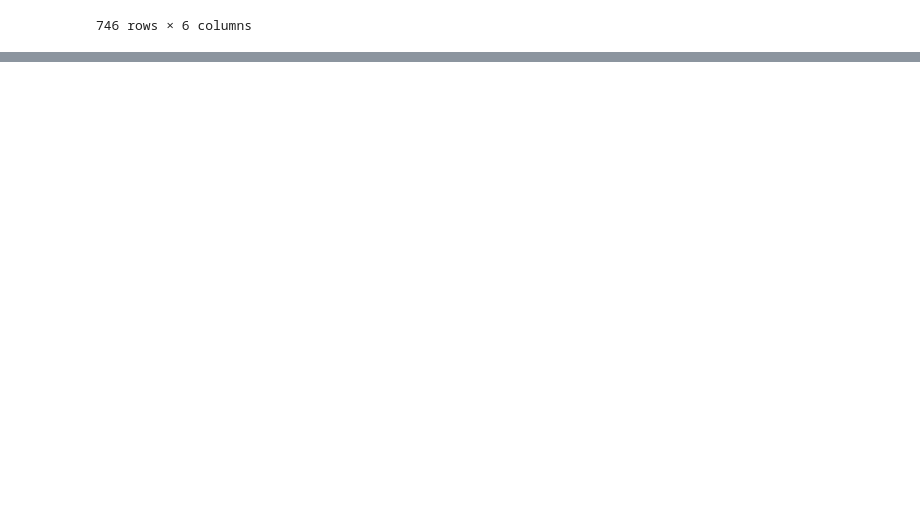
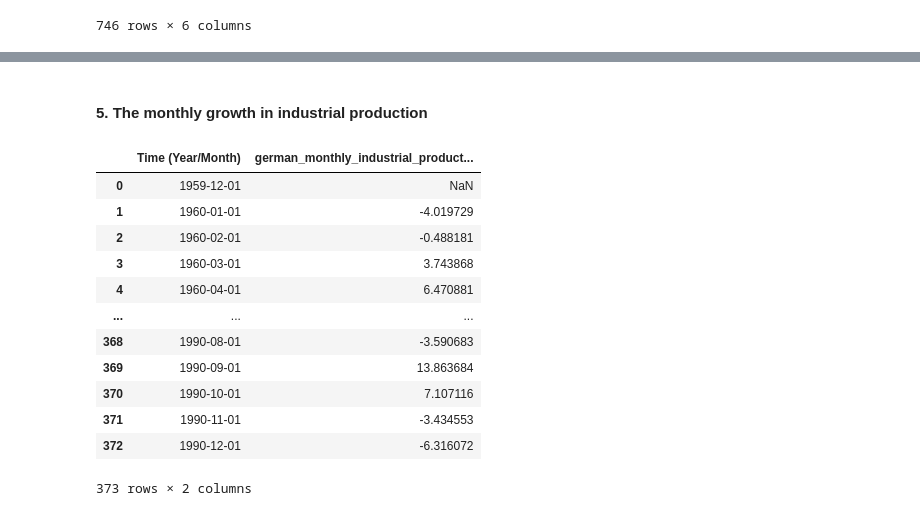
Before and after one commit to thoomkuzhymatthew/EC1B1_group28, a Jupyter notebook: code/DataCleaning.ipynb, the cells around one changed output, grey strips where cells are left out. Cells and saved outputs as stored; diff of their text form; code cells hidden in the pictures; blank space fills up the shorter version.

```diff
--- a/code/DataCleaning.ipynb
+++ b/code/DataCleaning.ipynb
@@ -97,0 +420,54 @@ merged_df
+# %% [markdown]
+#### 5. The monthly growth in industrial production
+# %%
+import pandas as pd
+
+# --- Filter for Germany's Industrial Production Data ---
+# We assume that the merged_df DataFrame contains a column for the industrial production index
+# labeled "Economic Activity, Industrial Production, Index".
+germany_industrial = merged_df.loc[
+    merged_df["Country"] == "Germany",
+    ["Time (Year/Month)", "Economic Activity, Industrial Production, Index"]
+].copy()
+
+# --- Convert the "Time (Year/Month)" Column to Datetime ---
+# Here we assume the time is formatted like "Dec 1990"
+germany_industrial["Time (Year/Month)"] = pd.to_datetime(
+    germany_industrial["Time (Year/Month)"], format='%b %Y'
+)
+
+# --- Sort the DataFrame Chronologically ---
+germany_industrial.sort_values("Time (Year/Month)", inplace=True)
+
+# --- Calculate the Monthly Growth in Industrial Production ---
+# Compute the percentage change from one month to the next using arithmetic change.
+# Formula: ((IP_t - IP_{t-1}) / IP_{t-1}) * 100
+germany_industrial["german_monthly_industrial_production_growth"] = (
+    (germany_industrial["Economic Activity, Industrial Production, Index"].diff() /
+     germany_industrial["Economic Activity, Industrial Production, Index"].shift(1)) * 100
+)
+
+# --- Create a Final DataFrame with Only the Time and the Growth Rate ---
+german_monthly_industrial_production_growth = germany_industrial[[
+    "Time (Year/Month)",
+    "german_monthly_industrial_production_growth"
+]].copy()
+
+german_monthly_industrial_production_growth.reset_index(drop=True, inplace=True)
+
+# Display the resulting DataFrame
+german_monthly_industrial_production_growth
+# %% [output]
+|  | Time (Year/Month) | german_monthly_industrial_product... |
+| 0 | 1959-12-01 | NaN |
+| 1 | 1960-01-01 | -4.019729 |
+| 2 | 1960-02-01 | -0.488181 |
+| 3 | 1960-03-01 | 3.743868 |
+| 4 | 1960-04-01 | 6.470881 |
+| ... | ... | ... |
+| 368 | 1990-08-01 | -3.590683 |
+| 369 | 1990-09-01 | 13.863684 |
+| 370 | 1990-10-01 | 7.107116 |
+| 371 | 1990-11-01 | -3.434553 |
+| 372 | 1990-12-01 | -6.316072 |
+373 rows × 2 columns
```
Also changed, not shown: parts of 21 cells of this notebook.
